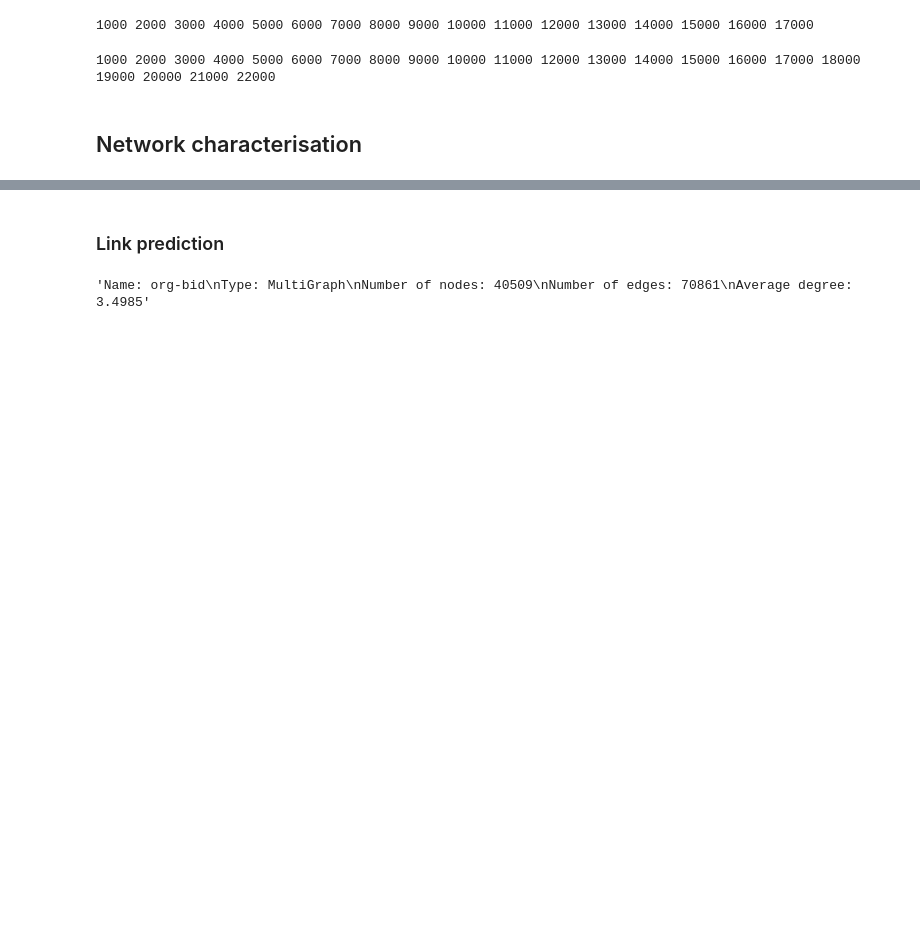
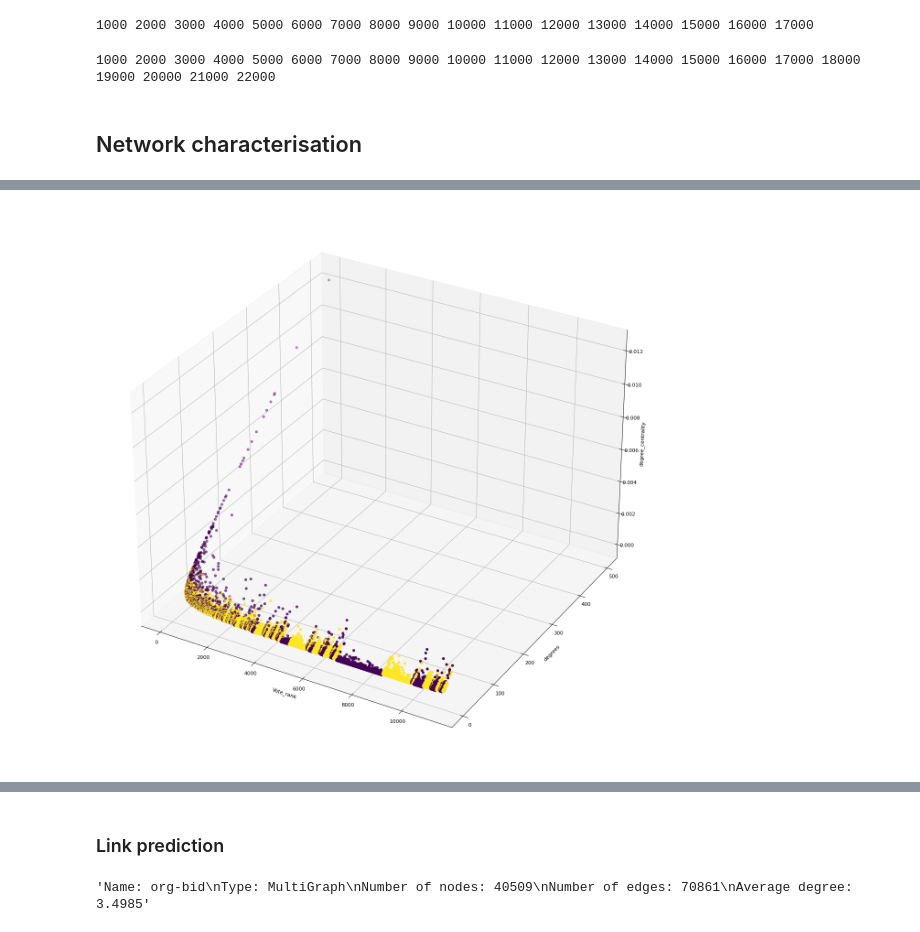
Before and after one commit to testalorenzo/crunch_net, a Jupyter notebook: notebook/crunch_up.ipynb, the cells around one changed output, grey strips where cells are left out. Drawn from its saved outputs; the diff is of its cells as text; code cells hidden in the pictures; blank space fills up the shorter version.

```diff
--- a/notebook/crunch_up.ipynb
+++ b/notebook/crunch_up.ipynb
@@ -151,0 +282,10 @@ nx.readwrite.write_gpickle(orgorg, 'orgorg.gpickle')
+# %%
+for node in tqdm(range(len(nodes))):
+    dictionary2={}
+    for component in range(len(dictionary)):
+        if node in dictionary[component][0]:
+            dictionary2[component]=dictionary[component][1]
+    try:
+        nodes.iloc[node,8]=[dictionary2]
+    except:
+        nodes.iloc[node,8]=np.nan
@@ -151,0 +308,8 @@ nx.readwrite.write_gpickle(orgorg, 'orgorg.gpickle')
+# %%
+insieme=set()
+count=0
+for i in B.edges():
+    if i in insieme:
+        count+=1
+    else:
+        insieme.add(i)
@@ -151,0 +337,5 @@ nx.readwrite.write_gpickle(orgorg, 'orgorg.gpickle')
+# %%
+deg_centrality=nx.degree_centrality(B)
+# %%
+for i in deg_centrality:
+    nodes.iloc[i,11]=deg_centrality[i]
@@ -151,0 +373,9 @@ nx.readwrite.write_gpickle(orgorg, 'orgorg.gpickle')
+# %%
+threedee = plt.figure(figsize=(20, 20), dpi=80).gca(projection='3d')
+threedee.scatter(nodes['Vote_rank'], nodes['degrees'], nodes['degree_centrality'],c=nodes['bipartite'])
+threedee.set_xlabel('Vote_rank')
+threedee.set_ylabel('degrees')
+threedee.set_zlabel('degree_centrality')
+plt.show()
+# %% [output]
+[figure, added]
```
Also changed, not shown: parts of 45 cells of this notebook, 5 other files.
